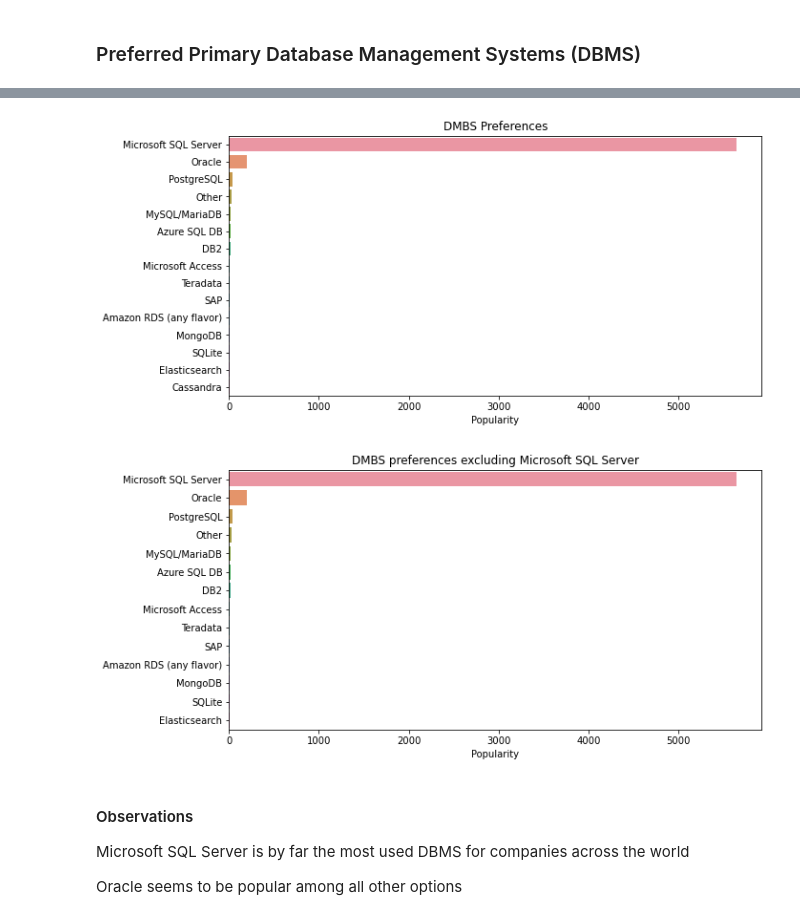
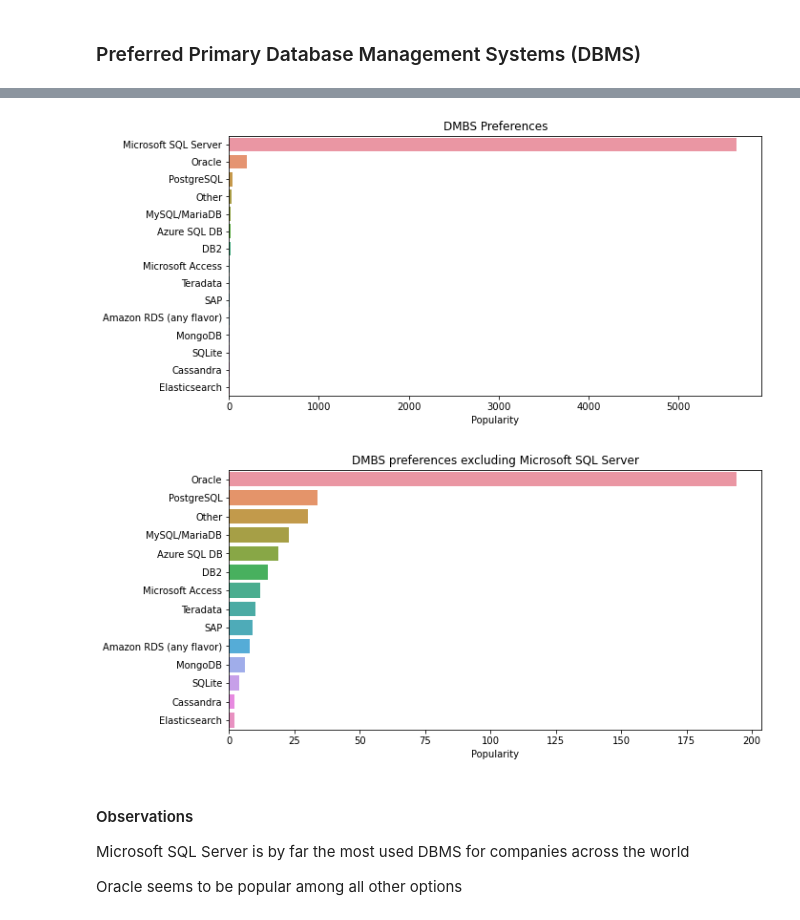
Before and after one commit to tw7366/Projects, a Jupyter notebook: Projects/2018 Data Professionals' Average Salaries.ipynb, the cells around one changed output, grey strips where cells are left out. Cells and saved outputs as stored; diff of their text form; code cells hidden in the pictures.

```diff
--- a/Projects/2018 Data Professionals' Average Salaries.ipynb
+++ b/Projects/2018 Data Professionals' Average Salaries.ipynb
@@ -78,22 +79,22 @@ Name: DMBS, dtype: int64
 # %%
 # creating a graph of primary databases
 plt.figure(figsize=(10,5))
 sns.barplot(x = primary_count, y = primary_list)
 plt.xlabel('Popularity')
 plt.title('DMBS Preferences')
 plt.tight_layout
 plt.show()
 
 # creating another graph without MS SQL Server stats
 plt.figure(figsize=(10,5))
-sns.barplot(x = primary_count[:-1], y = primary_list[:-1])
+sns.barplot(x = primary_count[1:], y = primary_list[1:])
 plt.xlabel('Popularity')
 plt.title('DMBS preferences excluding Microsoft SQL Server')
 plt.tight_layout
 plt.show()
 # %% [output]
-[figure, old version]
+[figure, new version]
-[figure, old version]
+[figure, new version]
 # %% [markdown]
 #### Observations
 Microsoft SQL Server is by far the most used DBMS for companies across the world
```
Also changed, not shown: parts of 13 cells of this notebook.
